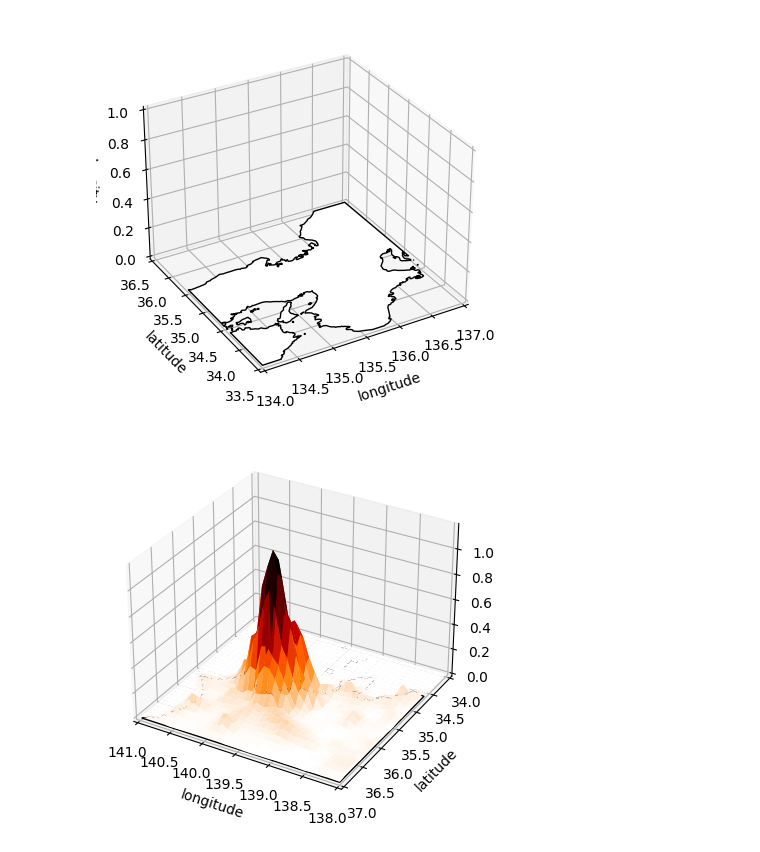
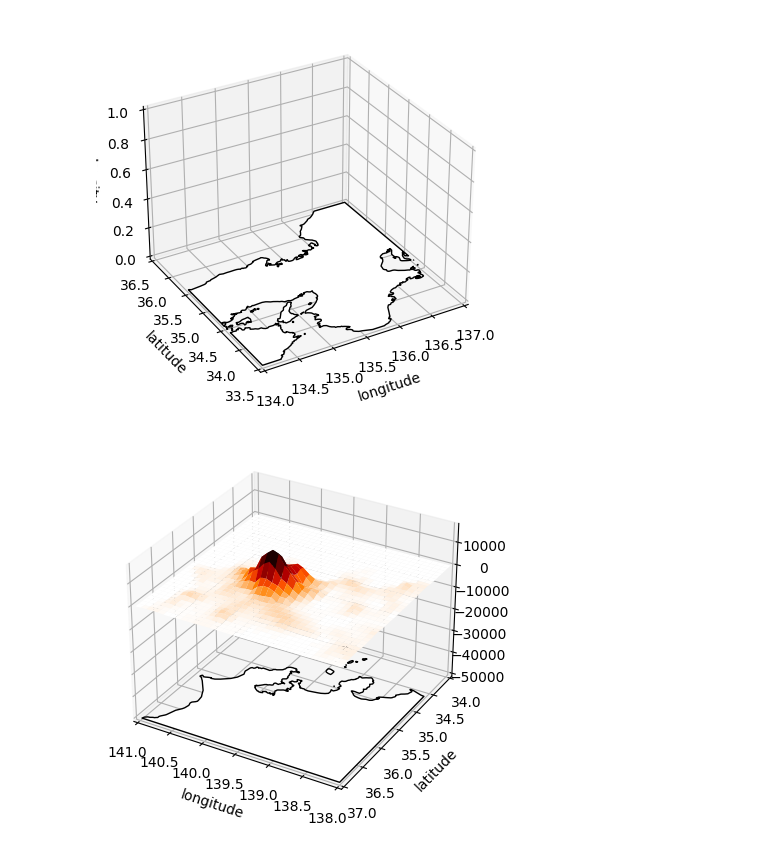
Before and after one commit to HalKiyo/h08_urban, a Jupyter notebook: qgis/pst/3Dplots_population_density.ipynb, the cells around one changed output. Drawn from its saved outputs; the diff is of its cells as text; code cells hidden in the pictures.

```diff
--- a/qgis/pst/3Dplots_population_density.ipynb
+++ b/qgis/pst/3Dplots_population_density.ipynb
@@ -377,33 +380,41 @@ left = 138
 right = 141
 bottom = 34
 top = 37
 #
+map_depth = -5e4
+#
 upperindex, lowerindex, leftindex, rightindex, rgnshape, img_extent = geography(left, right, bottom, top)
+#
 h08dir = '/mnt/c/Users/tsimk/Downloads/dotfiles/h08/global_city'
 pop = np.fromfile(f'{h08dir}/dat/pop_tot_/GPW4ag__20100000.gl5', dtype='float32').reshape(2160, 4320)
+ara = np.fromfile(f'{h08dir}/dat/lnd_ara_/lndara.CAMA.gl5', dtype='float32').reshape(2160, 4320)
+#
 pop_cropped = pop[upperindex:lowerindex, leftindex:rightindex]
+ara_cropped = ara[upperindex:lowerindex, leftindex:rightindex]
+dns_cropped = pop_cropped/(ara_cropped / 10**6)
 #
 x = np.linspace(left, right, pop_cropped.shape[1])
 y = np.linspace(bottom, top, pop_cropped.shape[0])
 X, Y = np.meshgrid(x, y)
-Z = pop_cropped
+Z = np.ma.masked_where(dns_cropped < 0, dns_cropped)
 
 # プロットの作成
 fig = plt.figure()
 ax3d = fig.add_subplot(111, projection='3d')
 # 領域の指定
 ax3d.set_xlim(left, right)
 ax3d.set_ylim(bottom,top)
+ax3d.set_zlim(map_depth, np.max(Z))
 # ラベル
 ax3d.set_xlabel("longitude")
 ax3d.set_ylabel("latitude")
 #
 surface = ax3d.plot_surface(X[::-1], Y[::-1], Z, cmap='gist_heat_r')
 #
 lc = c3d(right, left, bottom, top)
-ax3d.add_collection3d(lc, zs=-1, zdir='z')
+ax3d.add_collection3d(lc, zs=map_depth, zdir='z')
 ax3d.view_init(elev=30, azim=120)
 #
 plt.show()
 # %% [output]
-[figure, old version]
+[figure, new version]
```
Also changed, not shown: parts of 3 cells of this notebook.
